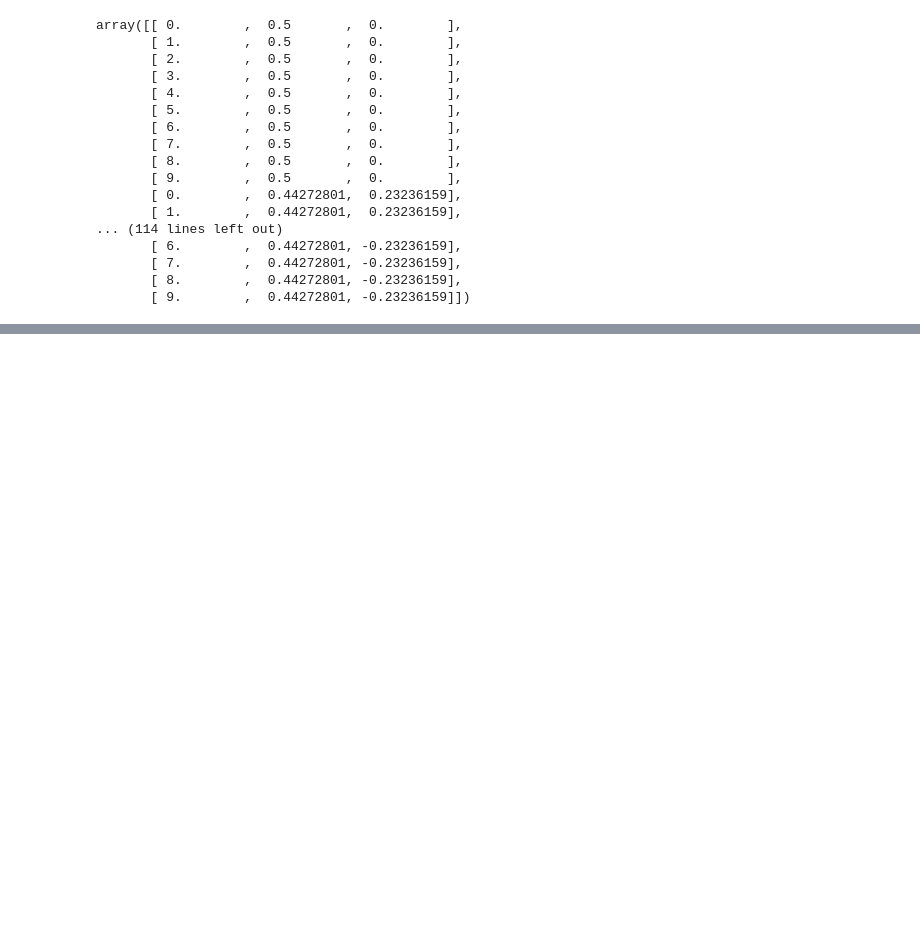
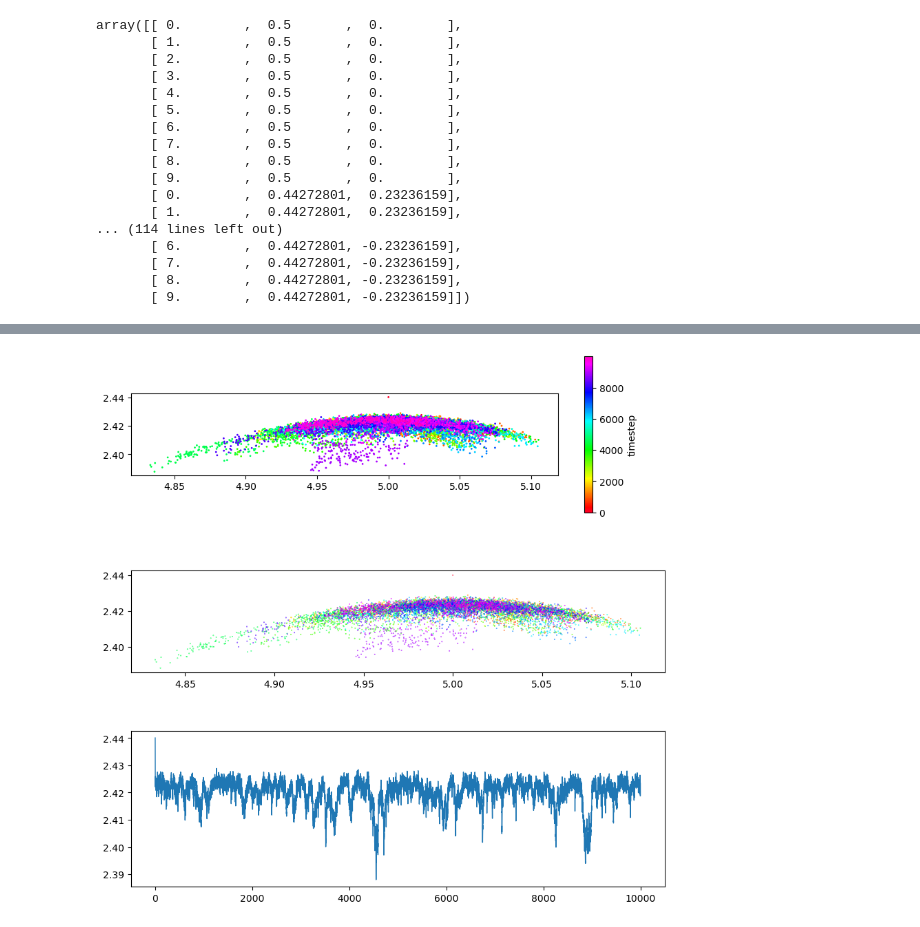
Before and after one commit to filippo1335/Ndc80simulator, a Jupyter notebook: sim_numba.ipynb, the cells around one changed output, grey strips where cells are left out. Saved outputs shown, nothing was run; the diff lists cells and outputs as text; code cells hidden in the pictures; blank space fills up the shorter version.

```diff
--- a/sim_numba.ipynb
+++ b/sim_numba.ipynb
@@ -429,0 +479,82 @@ array([[ 0.        ,  0.5       ,  0.        ],
+# %%
+def plotter(headhistv):
+    render_everyN = 1
+    orthogonal_distance = np.linalg.norm(headhistv[::render_everyN, 1:3], axis=1)
+    time_arr = np.arange(steps/(render_everyN*hist_every))
+
+    #fig, ax = plt.subplots(2, gridspec_kw={'height_ratios': [4, 4]}, figsize=(10, 10))
+    fig, ax = plt.subplots(3, figsize=(10,10)) #gridspec_kw={'height_ratios': [4, 1], "width_ratios": [1]}
+    pos = ax[0].scatter(headhistv[::render_everyN, 0], headhistv[::render_everyN, 1], cmap="gist_rainbow", c=time_arr, s=1)
+    #ax[0].set_xlim(4.6, 6.4)
+    #ax[0].set_ylim(-2.4, 2.4)
+    ax[0].set_aspect("equal", adjustable="box")
+    perp = ax[1].scatter(headhistv[::render_everyN, 0], orthogonal_distance[::], cmap="gist_rainbow", c=time_arr, s=0.1)
+    #ax[1].set_xlim(-0.6, 7.4)
+    #ax[1].set_ylim(0.5, 4.5)
+    ax[1].set_aspect("equal", adjustable="box")
+    fig.colorbar(pos, label='timestep')
+    figigi = ax[2].plot(time_arr[::], orthogonal_distance[::], linewidth=1)
+    plt.show()
+# %%
+# Connect to the cluster (this assumes you have already started engines)
+import os
+import ipyparallel as ipp
+import time
+
+polymerLength = 10
+headN = 1
+steps = 100000000
+dt = 0.001
+random_val = 0.1
+mu = 0.1
+print_every = 1000000
+hist_every = 10000
+
+rc = ipp.Cluster(n=6).start_and_connect_sync()
+dv = rc[:]
+rc.ids
+#rc = ipp.Client()
+dview = rc[:]  # get a DirectView of all engines
+
+# Push the necessary simulation functions and parameters to each engine.
+# Adjust the names as needed to match your notebook's variables.
+dview.push({
+    'simulate': simulate,
+    'polymergenerator': polymergenerator,
+    'polymerLength': polymerLength,
+    'headN': headN,
+    'steps': steps,
+    'dt': dt,
+    'random_val': random_val,
+    'mu': mu,
+    'print_every': print_every,
+    'hist_every': hist_every
+})
+
+with dview.sync_imports():
+    import time
+
+# Define a function that runs one simulation instance.
+def run_simulation_instance():
+    # Initialize the system.
+    start = time.perf_counter()
+    polymer, polymersurface, COM, surface = polymergenerator(polymerLength, headN)
+    # Run the simulation (the entire simulation loop is compiled for speed).
+    headhist, surfacehist = simulate(COM, surface, polymer, polymersurface, steps, dt, random_val, mu, print_every, hist_every)
+    end = time.perf_counter()
+    elapsed = end - start
+    return {'headhist': headhist, 'surfacehist': surfacehist, 'elapsed': elapsed}
+
+
+# Run one simulation instance on each engine in parallel.
+async_results = dview.apply_async(run_simulation_instance)
+
+# Wait for all to finish and gather the results.
+results = async_results.get()
+
+# For example, print the final COM from each simulation.
+for idx, res in enumerate(results):
+    print(f"Engine {idx}:")
+    plotter(res['headhist'])
+    print("Elapsed (after compilation) = {}s".format((res['elapsed'])))
+# %% [output]
@@ -429,0 +564 @@ array([[ 0.        ,  0.5       ,  0.        ],
+[figure, added]
```
Also changed, not shown: parts of 11 cells of this notebook.
